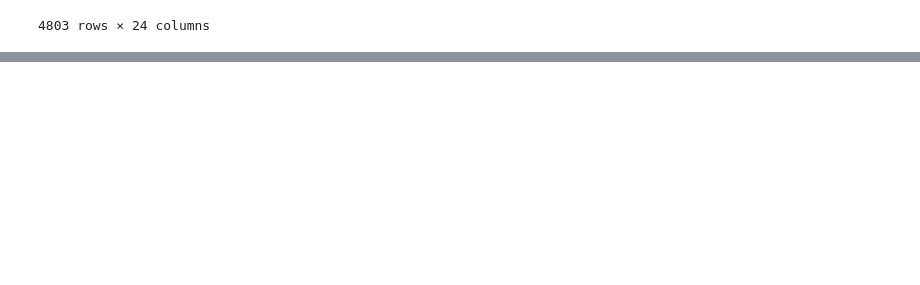
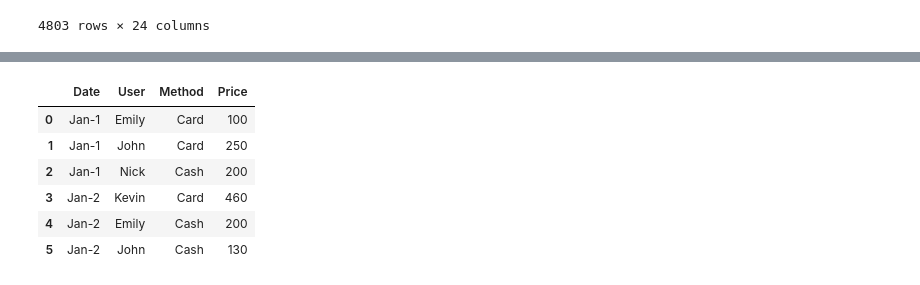
Before and after one commit to keisuke-yoshida4/Python_datascience, a Jupyter notebook: Pandas.ipynb, the cells around one changed output, grey strips where cells are left out. Cells and saved outputs as stored; diff of their text form; code cells hidden in the pictures; blank space fills up the shorter version.

```diff
--- a/Pandas.ipynb
+++ b/Pandas.ipynb
@@ -648,0 +863,15 @@ df_movies.merge(df_credits,
+# %%
+data = {'Date':['Jan-1', 'Jan-1', 'Jan-1', 'Jan-2', 'Jan-2', 'Jan-2'],
+        'User':['Emily', 'John', 'Nick', 'Kevin', 'Emily', 'John'],
+        'Method':['Card', 'Card', 'Cash', 'Card', 'Cash', 'Cash'],
+        'Price':[100, 250, 200, 460, 200, 130]}
+df = pd.DataFrame(data)
+df
+# %% [output]
+|  | Date | User | Method | Price |
+| 0 | Jan-1 | Emily | Card | 100 |
+| 1 | Jan-1 | John | Card | 250 |
+| 2 | Jan-1 | Nick | Cash | 200 |
+| 3 | Jan-2 | Kevin | Card | 460 |
+| 4 | Jan-2 | Emily | Cash | 200 |
+| 5 | Jan-2 | John | Cash | 130 |
```
Also changed, not shown: parts of 29 cells of this notebook, 1 other file.
